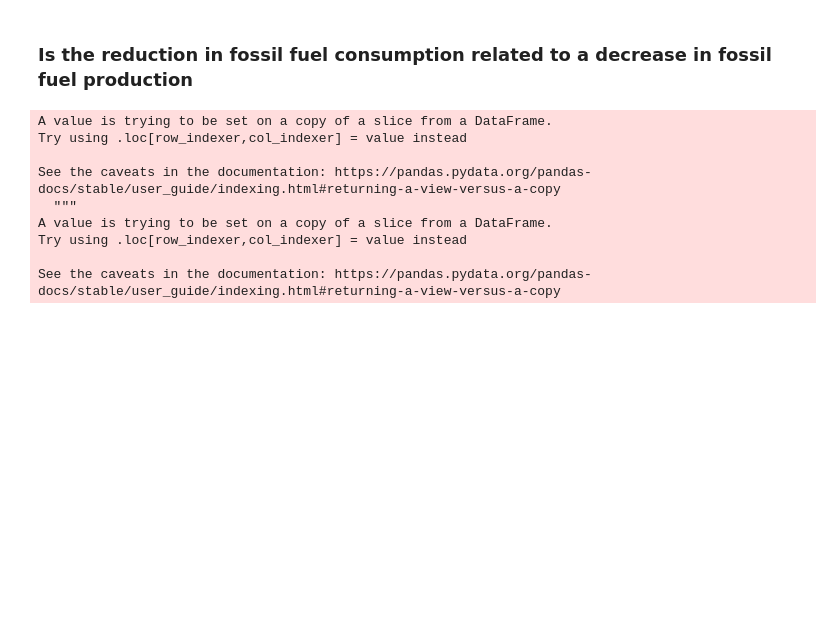
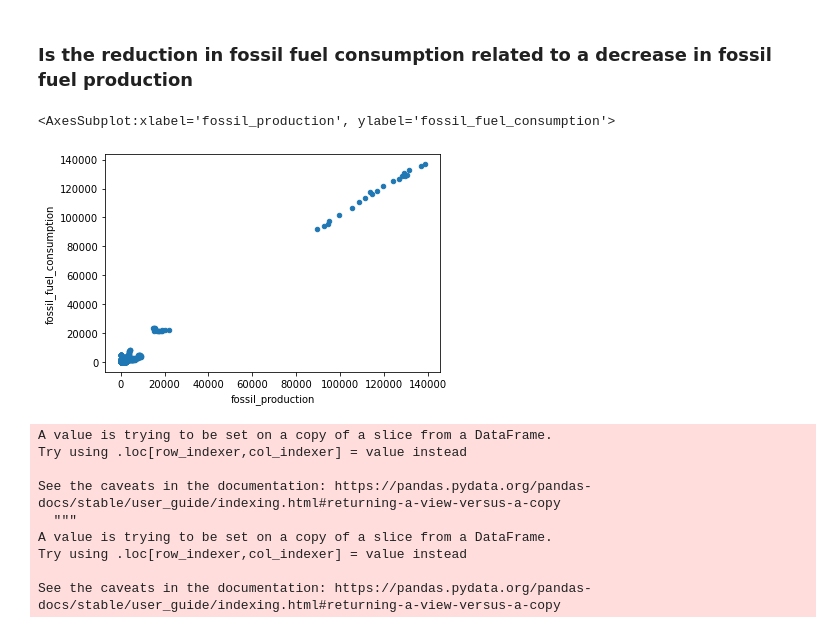
Before and after one commit to Adam-Omarali/BDC-Energy, a Jupyter notebook: InvestmentGHG.ipynb, the cells around one changed output. Drawn from its saved outputs; the diff is of its cells as text; code cells hidden in the pictures; blank space fills up the shorter version.

```diff
--- a/InvestmentGHG.ipynb
+++ b/InvestmentGHG.ipynb
@@ -232,3 +232,17 @@ test.dropna().plot()
 [figure]
 # %% [markdown]
 <h3>Full Data</h3>
+# %%
+append_owid = owid
+for index, row in append_owid.iterrows():
+    if row["country"] not in countries:
+        append_owid = append_owid.drop(owid.index[index])
+    elif row["year"] < 1999:
+        append_owid = append_owid.drop(owid.index[index])
+
+append_owid = append_owid.reset_index()
+# %%
+owid_ghg = pd.read_csv("Macro/owid-co2-data.csv")
+# owid_ghg = owid_ghg.set_index(owid_ghg['year'])
+# owid_ghg = owid_ghg[["country", "co2", "year"]]
+owid_ghg
@@ -234,0 +263,9 @@ test.dropna().plot()
+# %%
+append_ghg = owid_ghg
+for index, row in append_ghg.iterrows():
+    if row["country"] not in countries:
+        append_ghg = append_ghg.drop(owid_ghg.index[index])
+    elif row["year"] < 1999:
+        append_ghg = append_ghg.drop(owid_ghg.index[index])
+
+append_ghg = append_ghg.reset_index()
@@ -235 +288,4 @@ test.dropna().plot()
+# %%
+append_co2 = append_ghg['co2']
+append_owid = append_owid.join(append_co2)
 # %%
@@ -314,6 +372,14 @@ def graph_C_vs_P(country):
     temp[f'fossil_production_{country}'] = temp.sum(axis=1)
     temp[f'fossil_consumption_{country}'] = c_vs_p[[f"fossil_fuel_consumption_{country}"]]
     temp.plot(kind="scatter", x=f"fossil_production_{country}", y=f'fossil_consumption_{country}')
+# %%
+#all data
+temp = append_owid[[f"gas_production", f"oil_production", f"coal_production"]]
+append_owid[f'fossil_production'] = temp.sum(axis=1)
+append_owid.plot(kind="scatter", x="fossil_production", y="fossil_fuel_consumption")
+# %% [output]
+<AxesSubplot:xlabel='fossil_production', ylabel='fossil_fuel_consumption'>
+[figure, added]
 # %%
 graph_C_vs_P("Canada")
 graph_C_vs_P("United States")
```
Also changed, not shown: parts of 17 cells of this notebook, 3 other files.
